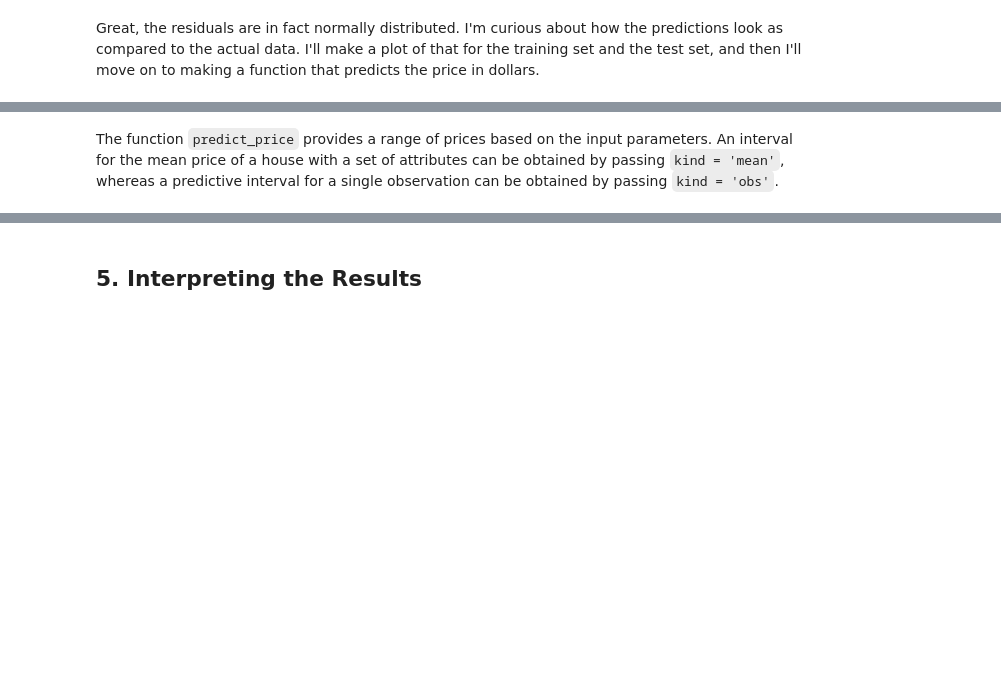
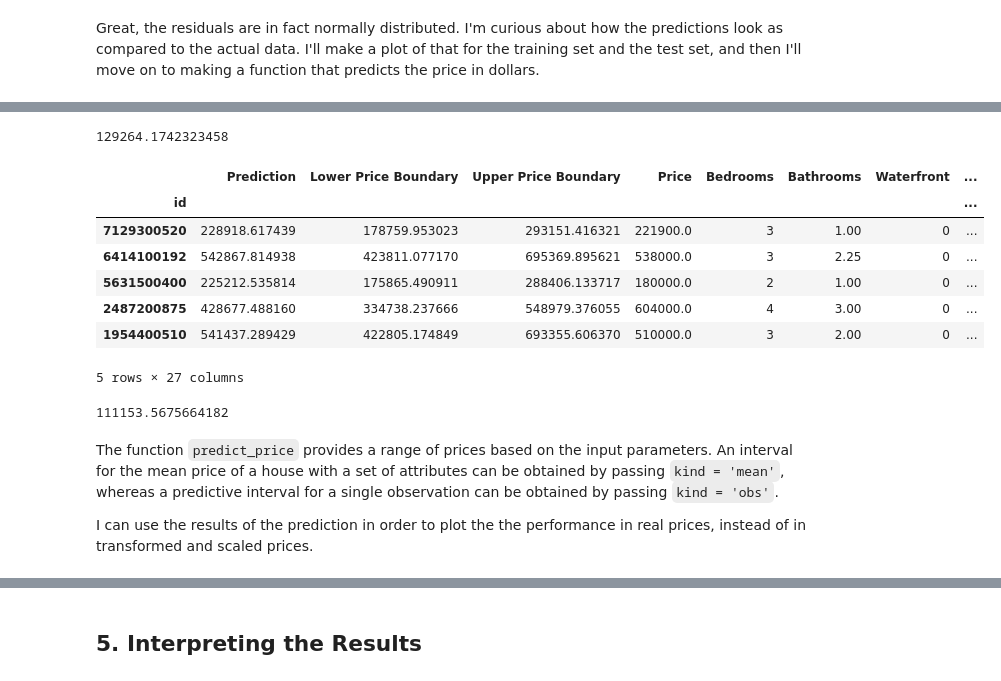
Before and after one commit to pjofrelora/dsc-1-final-project-online-ds-sp-000, a Jupyter notebook: student.ipynb, the cells around one changed output, grey strips where cells are left out. Cells and saved outputs as stored; diff of their text form; code cells hidden in the pictures; blank space fills up the shorter version.

```diff
--- a/student.ipynb
+++ b/student.ipynb
@@ -503,3 +817,5 @@ kc_transformed.describe()
+# %%
+kc_transformed = transform_data(kc) # Check out that handy use of the function
 # %% [markdown]
 I will normalize the data since the range for each column is significantly different from the others.
 # %%
@@ -555,6 +947,8 @@ This model is not siginficantly better than the previous with regards to the pro
-# %%
-RFE_predictors = list(RFE_predictors)
-RFE_predictors.remove('Bathrooms')
+# %%
+RFE_predictors = list(RFE_predictors)
+to_remove = ['Bathrooms', 'December','January','June','May','November']
+for feature in to_remove:
+    RFE_predictors.remove(feature)
 # %%
 formula = 'Price ~ ' + ' + '.join(RFE_predictors) + ' - 1'
 print(formula)
@@ -630,17 +1065,7 @@ def residual_data_plot(Show = ['Train', 'Test']):
 # %%
 def predict_price(df, alpha = 0.05, kind = 'mean'):
     # Transform the data
-    df_transformed = df.copy()
-    transform = {'Bedrooms':np.log10,
-                 'Bathrooms':np.sqrt,
-                 'Grade':np.square,
-                 'Sqft_Above':np.log10,
-                 'Sqft_Basement':np.sqrt,
-                 'Zipcode_Means':np.log10}
-
-    for column in list(df.columns):
-        if column in transform.keys():
-            df_transformed[column] = df_transformed[column].apply(transform[column])
+    df_transformed = transform_data(df)
 
     # Normalize the data
     kct = kc_transformed.copy()
@@ -649,25 +1074,26 @@ def predict_price(df, alpha = 0.05, kind = 'mean'):
                      'Grade':{'min':kct.Grade.min(), 'max':kct.Grade.max()},
                      'Sqft_Above':{'min':kct.Sqft_Above.min(), 'max':kct.Sqft_Above.max()},
                      'Sqft_Basement':{'min':kct.Sqft_Basement.min(), 'max':kct.Sqft_Basement.max()},
-                     'Zipcode_Means':{'min':kct.Zipcode_Means.min(), 'max':kct.Zipcode_Means.max()}}
+                     'Zipcode_Means':{'min':kct.Zipcode_Means.min(), 'max':kct.Zipcode_Means.max()},
+                     'Living_Difference': {'min':kct.Living_Difference.min(), 'max':kct.Living_Difference.max()}}
 
     df_transformed_scaled = df_transformed.copy()
-    to_scale = scale_factors.keys()
+    to_scale = df_transformed_scaled.columns
     for column in list(to_scale):
         data = df_transformed_scaled[column]
-        df_transformed_scaled[column] = (data - scale_factors[column]['min'])/(scale_factors[column]['max']-scale_factors[column]['min'])
+        df_transformed_scaled[column] = (data - kct[column].min())/(kct[column].max()-kct[column].min())
 
     # Obtain the price interval
     if kind.lower() == 'mean':
-        columns = ['mean_ci_lower', 'mean_ci_upper']
+        columns = ['mean', 'mean_ci_lower', 'mean_ci_upper']
     elif kind.lower() == 'obs':
-        columns = ['obs_ci_lower', 'obs_ci_upper']
+        columns = ['mean', 'obs_ci_lower', 'obs_ci_upper']
     else:
         raise Exception('Kind can only be "mean" or "obs".')
 
     predictions = res.get_prediction(df_transformed_scaled).summary_frame(alpha = alpha)
     predictions = predictions.loc[:,columns]
-    predictions.columns = ['Lower Price Boundary','Upper Price Boundary']
+    predictions.columns = ['Prediction','Lower Price Boundary','Upper Price Boundary']
 
     # Denormalize the price interval (also hardcoded based on the dataset)
     predictions = predictions*(kct.Price.max()-kct.Price.min())+kct.Price.min()
@@ -678,7 +1104,27 @@ def predict_price(df, alpha = 0.05, kind = 'mean'):
     predictions.set_index('id')
 
     return predictions.join(df, on = 'id').set_index('id')
+# %%
+10**(0.11*(kc_transformed.Price.max()-kc_transformed.Price.min())+kc_transformed.Price.min())
+# %% [output]
+129264.1742323458
 # %%
-predict_price(kc.head(10),alpha = 0.05, kind = 'obs')
+pred_df = predict_price(kc,alpha = 0.25, kind = 'obs')
+pred_df.head()
+# %% [output]
+|  | Prediction | Lower Price Boundary | Upper Price Boundary | Price | Bedrooms | Bathrooms | Waterfront | ... |
+| id |  |  |  |  |  |  |  | ... |
+| 7129300520 | 228918.617439 | 178759.953023 | 293151.416321 | 221900.0 | 3 | 1.00 | 0 | ... |
+| 6414100192 | 542867.814938 | 423811.077170 | 695369.895621 | 538000.0 | 3 | 2.25 | 0 | ... |
+| 5631500400 | 225212.535814 | 175865.490911 | 288406.133717 | 180000.0 | 2 | 1.00 | 0 | ... |
+| 2487200875 | 428677.488160 | 334738.237666 | 548979.376055 | 604000.0 | 4 | 3.00 | 0 | ... |
+| 1954400510 | 541437.289429 | 422805.174849 | 693355.606370 | 510000.0 | 3 | 2.00 | 0 | ... |
+5 rows × 27 columns
+# %%
+(((pred_df['Upper Price Boundary']-pred_df['Lower Price Boundary'])/2)).median()
+# %% [output]
+111153.5675664182
 # %% [markdown]
 The function `predict_price` provides a range of prices based on the input parameters. An interval for the mean price of a house with a set of attributes can be obtained by passing `kind = 'mean'`, whereas a predictive interval for a single observation can be obtained by passing `kind = 'obs'`.
+
+I can use the results of the prediction in order to plot the the performance in real prices, instead of in transformed and scaled prices.
```
Also changed, not shown: parts of 138 cells of this notebook.
